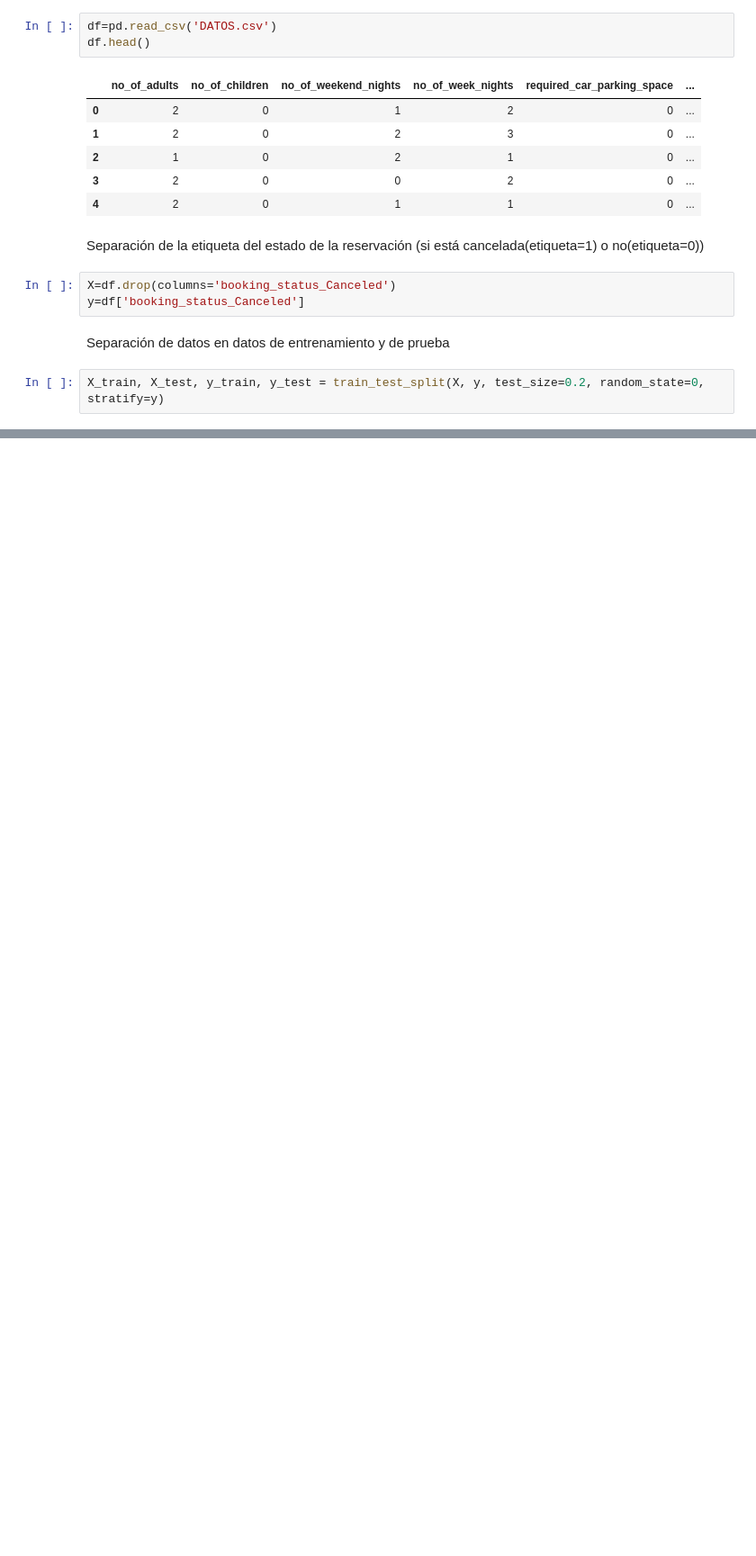
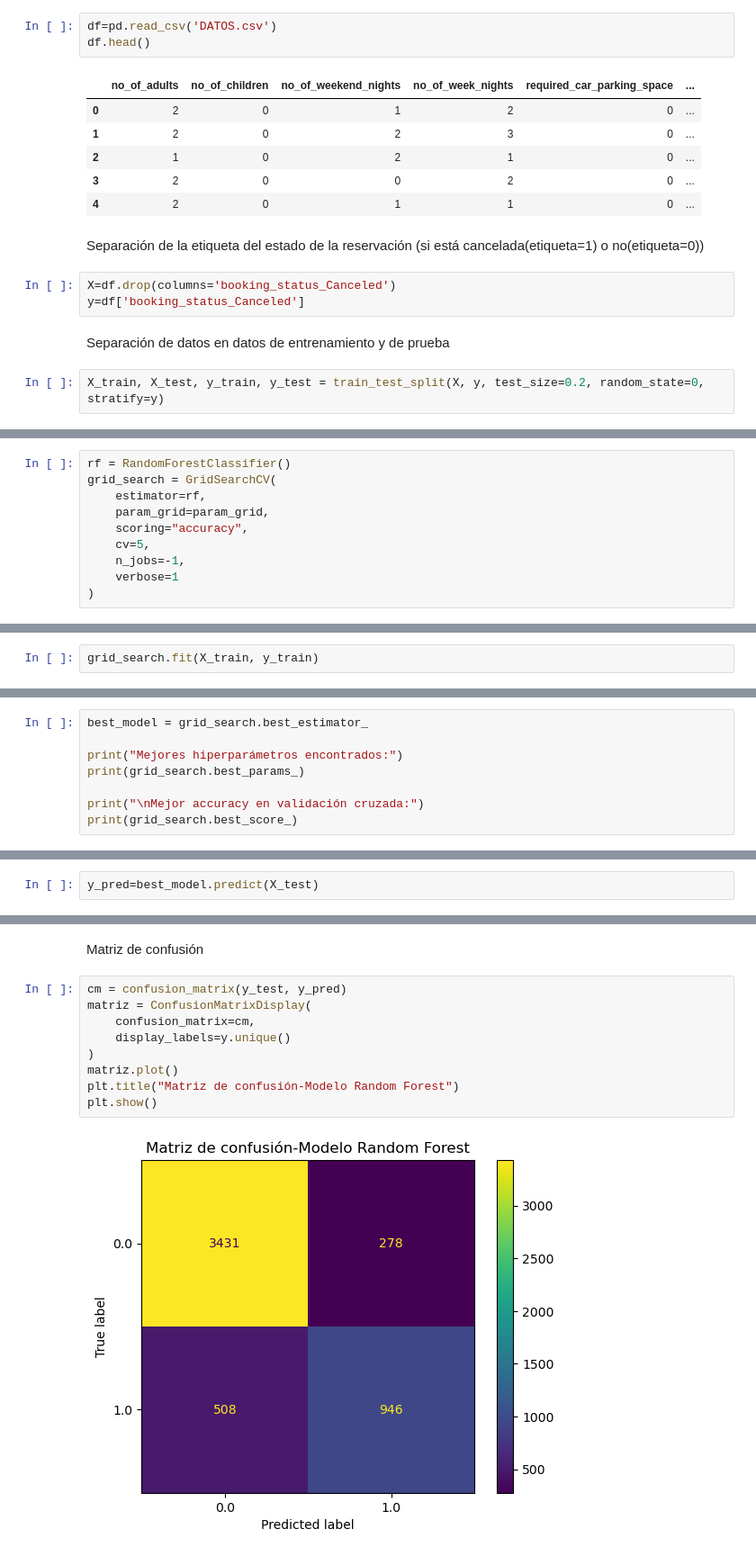
Before and after one commit to ricrod01/PROYECTO_2_SM2, a Jupyter notebook: RandomForest.ipynb, the cells around one changed output, grey strips where cells are left out. Shown at 90% size. Saved outputs shown, nothing was run; the diff lists cells and outputs as text; blank space fills up the shorter version.

Commit message:
modelo terminado

```diff
--- a/RandomForest.ipynb
+++ b/RandomForest.ipynb
@@ -25,0 +41,10 @@ X_train, X_test, y_train, y_test = train_test_split(X, y, test_size=0.2, random_
+# %%
+rf = RandomForestClassifier()
+grid_search = GridSearchCV(
+    estimator=rf,
+    param_grid=param_grid,
+    scoring="accuracy",
+    cv=5,
+    n_jobs=-1,
+    verbose=1
+)
@@ -25,0 +53,2 @@ X_train, X_test, y_train, y_test = train_test_split(X, y, test_size=0.2, random_
+# %%
+grid_search.fit(X_train, y_train)
@@ -25,0 +64,8 @@ X_train, X_test, y_train, y_test = train_test_split(X, y, test_size=0.2, random_
+# %%
+best_model = grid_search.best_estimator_
+
+print("Mejores hiperparámetros encontrados:")
+print(grid_search.best_params_)
+
+print("\nMejor accuracy en validación cruzada:")
+print(grid_search.best_score_)
@@ -25,0 +80,2 @@ X_train, X_test, y_train, y_test = train_test_split(X, y, test_size=0.2, random_
+# %%
+y_pred=best_model.predict(X_test)
@@ -25,0 +97,13 @@ X_train, X_test, y_train, y_test = train_test_split(X, y, test_size=0.2, random_
+# %% [markdown]
+Matriz de confusión
+# %%
+cm = confusion_matrix(y_test, y_pred)
+matriz = ConfusionMatrixDisplay(
+    confusion_matrix=cm,
+    display_labels=y.unique()
+)
+matriz.plot()
+plt.title("Matriz de confusión-Modelo Random Forest")
+plt.show()
+# %% [output]
+[figure, added]
```
Also changed, not shown: parts of 15 cells of this notebook.
